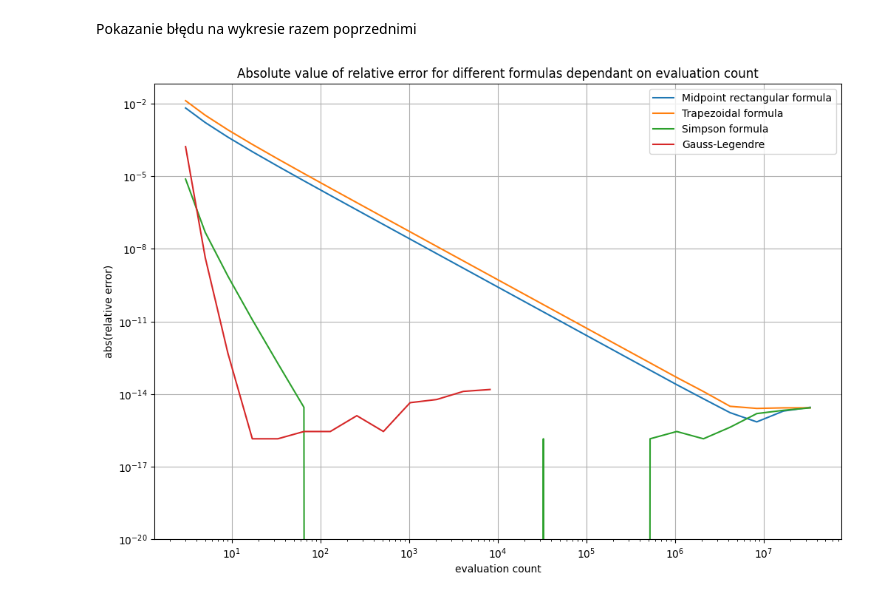
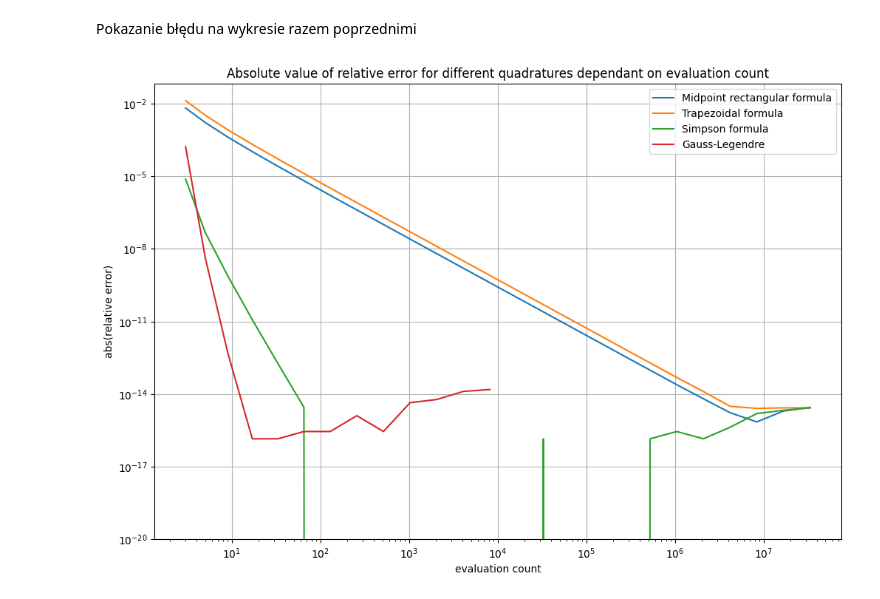
Before and after one commit to Mosder/agh, a Jupyter notebook: sem4/mownit/lab06/zadania.ipynb, the cells around one changed output. Saved outputs shown, nothing was run; the diff lists cells and outputs as text; code cells hidden in the pictures.

```diff
--- a/sem4/mownit/lab06/zadania.ipynb
+++ b/sem4/mownit/lab06/zadania.ipynb
@@ -250,26 +250,26 @@ Pokazanie błędu na wykresie razem poprzednimi
 # %%
 # set figsize
 plt.figure(figsize = (12,8))
 # plot rect errors
 plt.plot(2**ms + 1, rect_errors, label="Midpoint rectangular formula")
 # plot trap errors
 plt.plot(2**ms + 1, trap_errors, label="Trapezoidal formula")
 # plot simp errors
 plt.plot(2**ms + 1, simp_errors, label="Simpson formula")
 # plot gauss errors
 plt.plot(2**gauss_ms + 1, gauss_errors, label="Gauss-Legendre")
 # set title and axes names
-plt.title("Absolute value of relative error for different formulas dependant on evaluation count")
+plt.title("Absolute value of relative error for different quadratures dependant on evaluation count")
 plt.xlabel("evaluation count")
 plt.ylabel("abs(relative error)")
 # set both axes to logarithmic scales
 plt.xscale("log")
 plt.yscale("log")
 # set y-limit
 plt.ylim(bottom=1e-20)
 # show plot with grid and legend
 plt.grid()
 plt.legend()
 plt.show()
 # %% [output]
-[figure, old version]
+[figure, new version]
```
Also changed, not shown: 1 other file.
